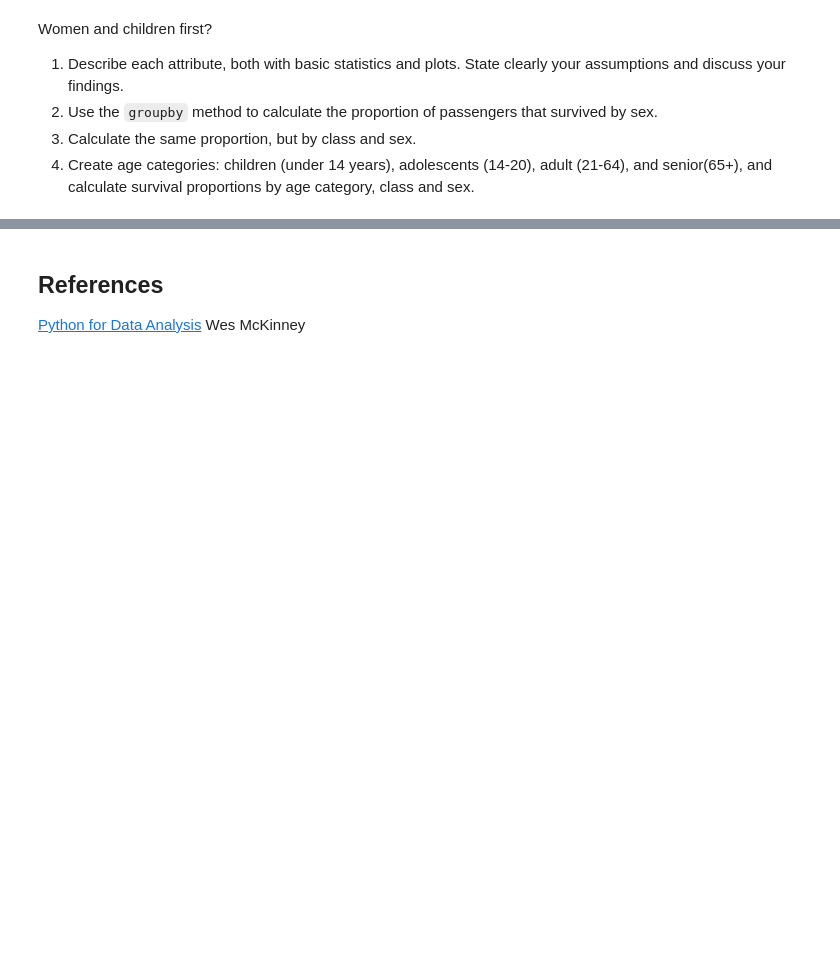
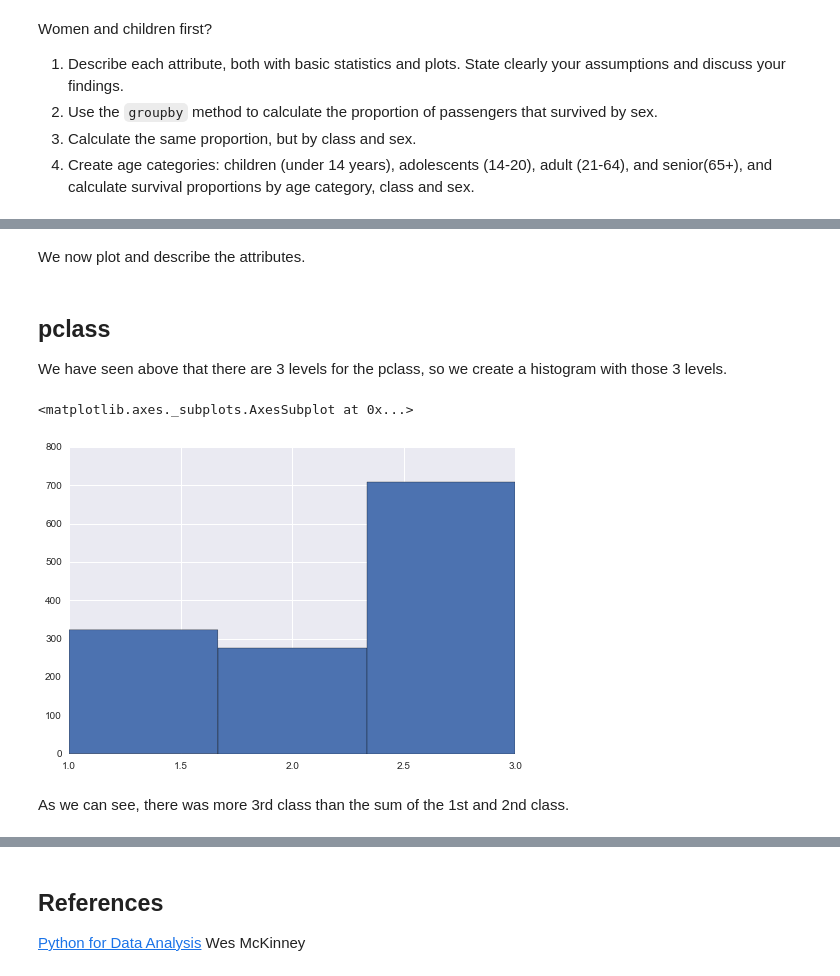
Before and after one commit to agpmilli/adaepfl, a Jupyter notebook: 02 - Intro to Pandas/Data Wrangling with Pandas.ipynb, the cells around one changed output, grey strips where cells are left out. Saved outputs shown, nothing was run; the diff lists cells and outputs as text; code cells hidden in the pictures; blank space fills up the shorter version.

Commit message:
finish ex data wrangling

```diff
--- a/02 - Intro to Pandas/Data Wrangling with Pandas.ipynb
+++ b/02 - Intro to Pandas/Data Wrangling with Pandas.ipynb
@@ -1633,3 +1667,6 @@ Women and children first?
 2. Use the `groupby` method to calculate the proportion of passengers that survived by sex.
 3. Calculate the same proportion, but by class and sex.
 4. Create age categories: children (under 14 years), adolescents (14-20), adult (21-64), and senior(65+), and calculate survival proportions by age category, class and sex.
+# %%
+titanic_df = pd.read_excel('Data/titanic.xls')
+titanic_df.head()
@@ -1635,0 +1680,12 @@ Women and children first?
+# %% [markdown]
+We now plot and describe the attributes.
+# %% [markdown]
+## pclass
+We have seen above that there are 3 levels for the pclass, so we create a histogram with those 3 levels.
+# %%
+titanic_df.pclass.hist(bins=3)
+# %% [output]
+<matplotlib.axes._subplots.AxesSubplot at 0x...>
+[figure, added]
+# %% [markdown]
+As we can see, there was more 3rd class than the sum of the 1st and 2nd class.
```
Also changed, not shown: parts of 66 cells of this notebook.
